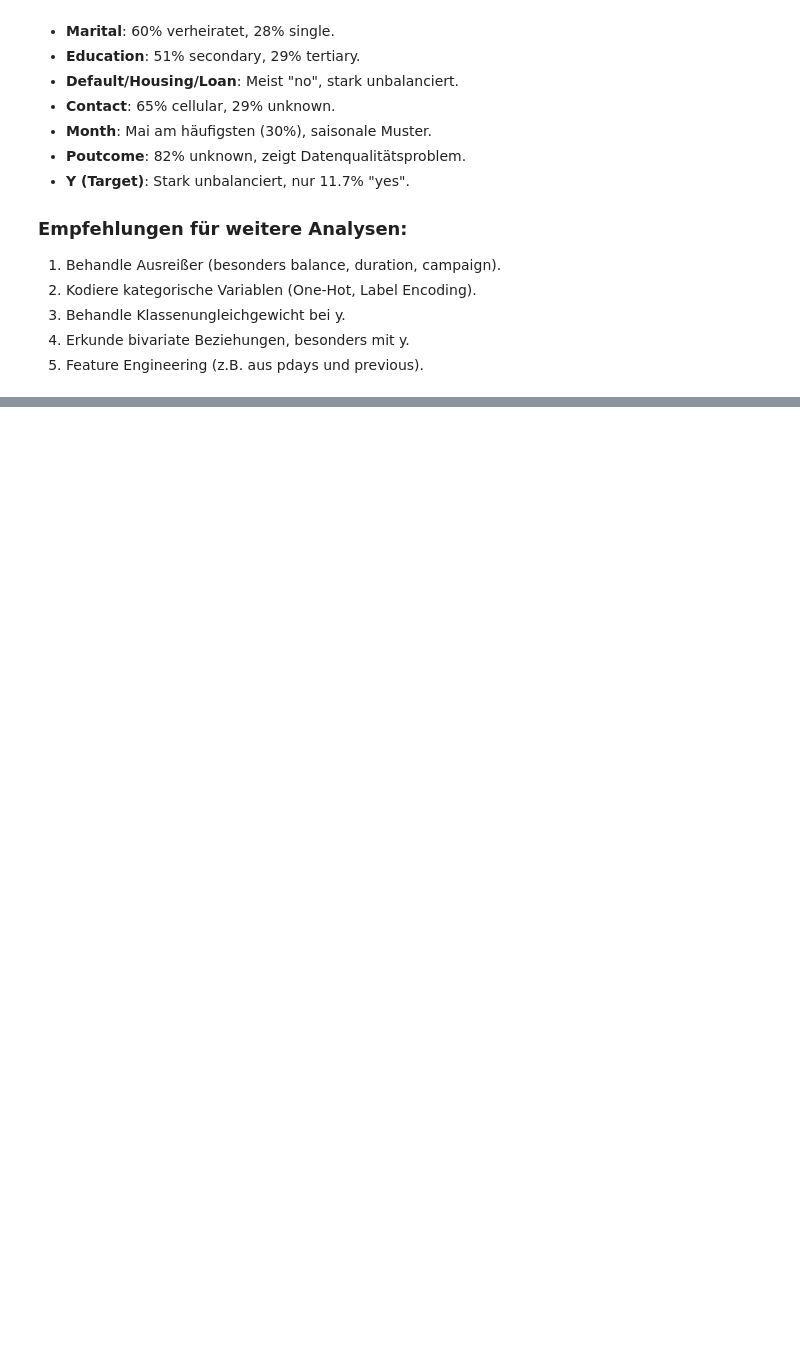
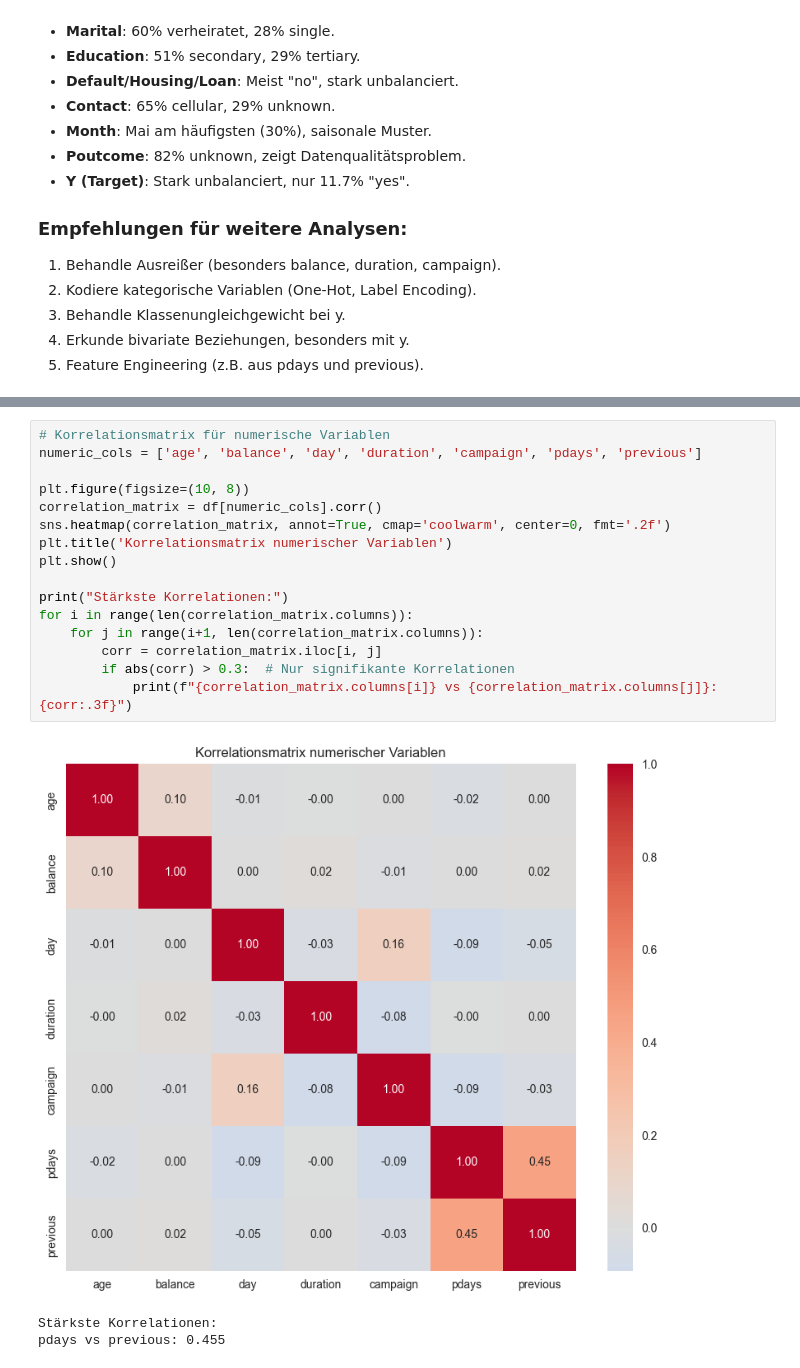
Before and after one commit to Krebsgamer22/bank-telemarketing-prediction, a Jupyter notebook: data-analysis.ipynb, the cells around one changed output, grey strips where cells are left out. Drawn from its saved outputs; the diff is of its cells as text; blank space fills up the shorter version.

```diff
--- a/data-analysis.ipynb
+++ b/data-analysis.ipynb
@@ -491,0 +656,20 @@ yes: 7244 (16.02%)
+# %%
+# Korrelationsmatrix für numerische Variablen
+numeric_cols = ['age', 'balance', 'day', 'duration', 'campaign', 'pdays', 'previous']
+
+plt.figure(figsize=(10, 8))
+correlation_matrix = df[numeric_cols].corr()
+sns.heatmap(correlation_matrix, annot=True, cmap='coolwarm', center=0, fmt='.2f')
+plt.title('Korrelationsmatrix numerischer Variablen')
+plt.show()
+
+print("Stärkste Korrelationen:")
+for i in range(len(correlation_matrix.columns)):
+    for j in range(i+1, len(correlation_matrix.columns)):
+        corr = correlation_matrix.iloc[i, j]
+        if abs(corr) > 0.3:  # Nur signifikante Korrelationen
+            print(f"{correlation_matrix.columns[i]} vs {correlation_matrix.columns[j]}: {corr:.3f}")
+# %% [output]
+[figure, added]
+Stärkste Korrelationen:
+pdays vs previous: 0.455
```
Also changed, not shown: parts of 15 cells of this notebook, 1 other file.
